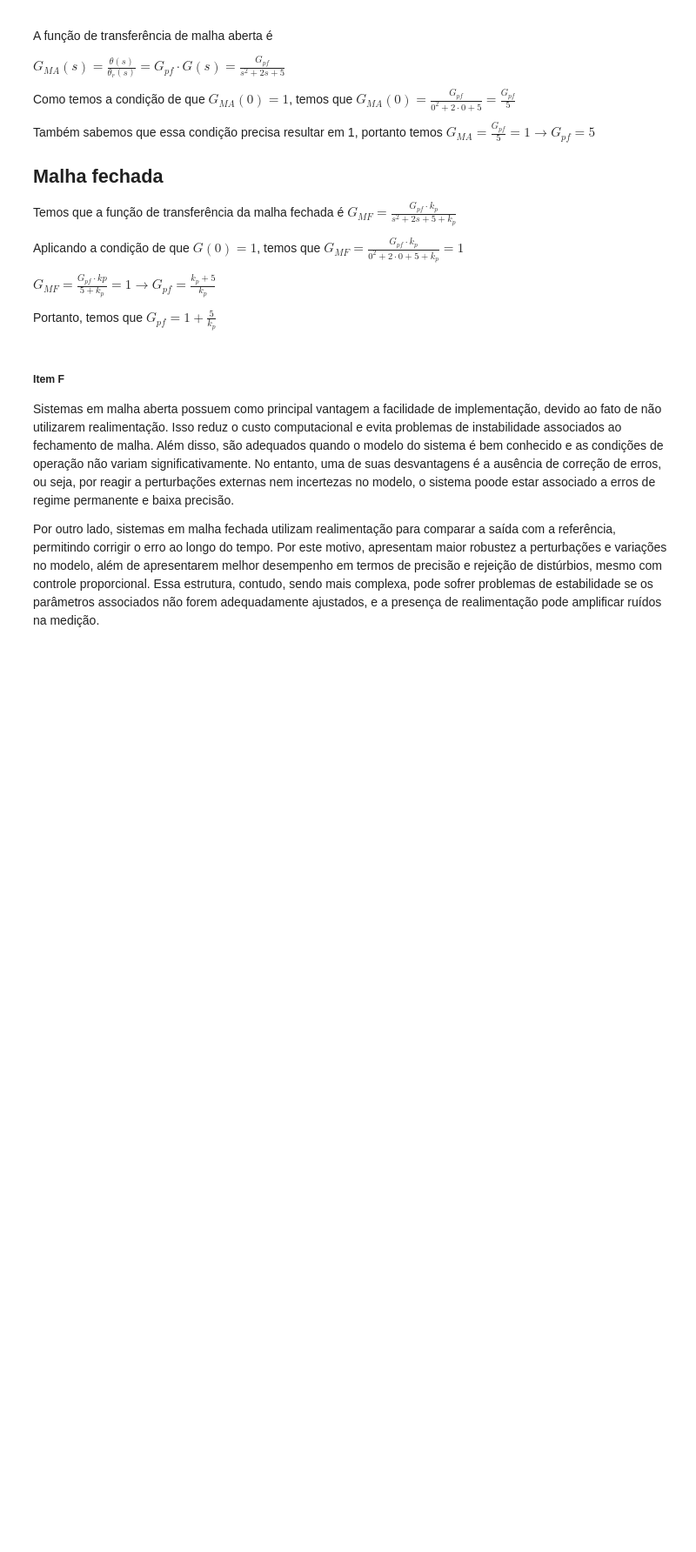
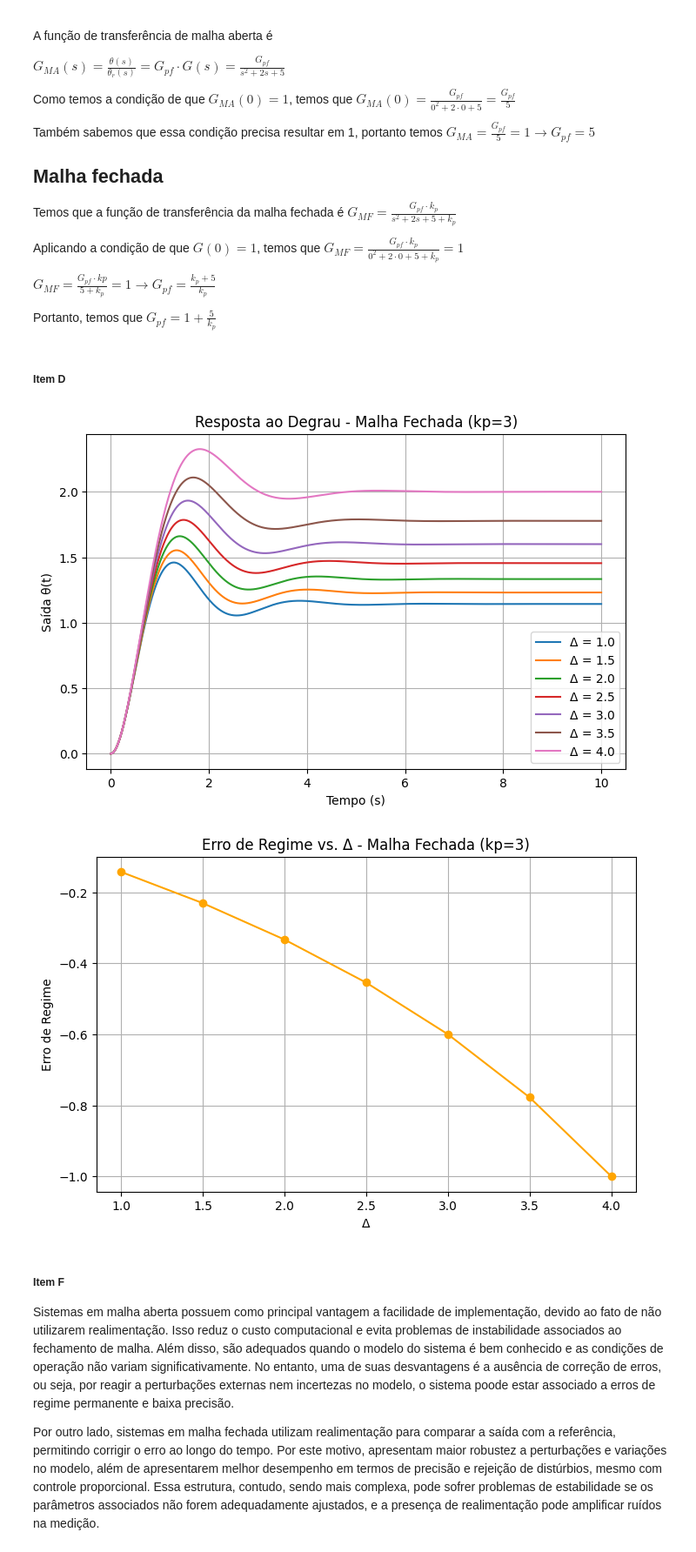
Before and after one commit to mwariene/EA722, a Jupyter notebook: EXP_2/roteiro_2.ipynb, the cells around one changed output. Shown at 87% size. Saved outputs shown, nothing was run; the diff lists cells and outputs as text; code cells hidden in the pictures; blank space fills up the shorter version.

Commit message:
questão 1 fechada

```diff
--- a/EXP_2/roteiro_2.ipynb
+++ b/EXP_2/roteiro_2.ipynb
@@ -219,6 +219,68 @@ fig_erro_open.update_layout(
 )
 
 fig_erro_open.show()
+# %% [markdown]
+##### Item D
+# %%
+# =========================
+# Parâmetros Iniciais
+# =========================
+deltas = np.arange(1, 4.5, 0.5)
+t = np.linspace(0, 10, 1000)
+
+# =========================
+# (d) MALHA FECHADA (kp = 3)
+# =========================
+kp = 3
+Gpf_closed = (kp + 5) / kp  # Resulta em 8/3
+
+# Preparando as listas e a figura da resposta ao degrau
+erro_closed = []
+plt.figure(figsize=(8, 5))
+
+for Delta in deltas:
+    # Planta perturbada
+    num = [1]
+    den = [1, 2, 5 - Delta]
+    Gpert = ctrl.TransferFunction(num, den)
+
+    # Sistema em malha fechada
+    G_loop = ctrl.feedback(kp * Gpert, 1)
+    G_closed = Gpf_closed * G_loop
+
+    # Resposta ao degrau
+    t_out, y = ctrl.step_response(G_closed, t)
+
+    # Plotando cada linha no mesmo gráfico
+    plt.plot(t_out, y, label=f'Δ = {Delta}')
+
+    # Calculando e guardando o erro de regime
+    ess = -Delta / (8 - Delta)
+    erro_closed.append(ess)
+
+# Configurações visuais do gráfico de Resposta ao Degrau
+plt.title('Resposta ao Degrau - Malha Fechada (kp=3)')
+plt.xlabel('Tempo (s)')
+plt.ylabel('Saída θ(t)')
+plt.legend()
+plt.grid(True)
+plt.show()
+
+# =========================
+# Gráfico do Erro vs. Delta
+# =========================
+plt.figure(figsize=(8, 5))
+plt.plot(deltas, erro_closed, marker='o', color='orange', linestyle='-')
+
+# Configurações visuais do gráfico de Erro
+plt.title('Erro de Regime vs. Δ - Malha Fechada (kp=3)')
+plt.xlabel('Δ')
+plt.ylabel('Erro de Regime')
+plt.grid(True)
+plt.show()
+# %% [output]
+[figure, added]
+[figure, added]
 # %%
 # @title Gráficos (e)
 
```
